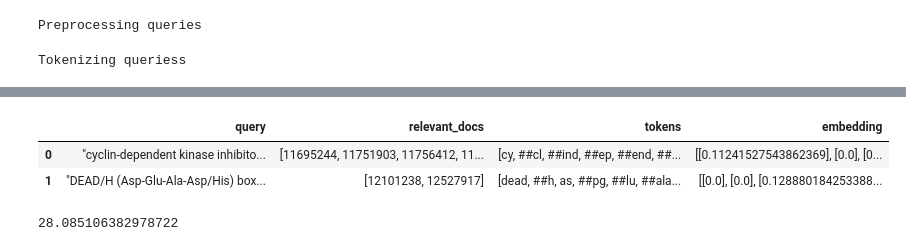
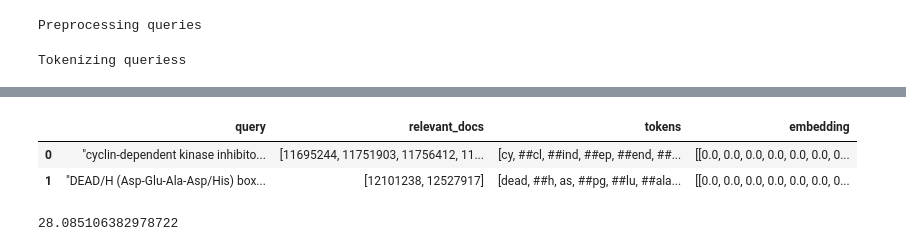
Before and after one commit to Lolya-cloud/fir-project, a Jupyter notebook: scripts/bert-final.ipynb, the cells around one changed output, grey strips where cells are left out. Cells and saved outputs as stored; diff of their text form; code cells hidden in the pictures.

Commit message:
tfidf

```diff
--- a/scripts/bert-final.ipynb
+++ b/scripts/bert-final.ipynb
@@ -271,3 +235,14 @@ def get_embeddings_words_tfidf(tokens, idf_dict):
+# %%
+def compute_tfidf_vectorizer(doc_list):
+    Tfidf = TfidfVectorizer()
+    Tfidf.fit(doc_list['tokens'].apply(lambda x: ' '.join(x)))
+    return Tfidf
+
+def get_embeddings_words_tfidf(tokens, tfidf_vectorizer):
+    token_str = ' '.join(tokens)
+    tfidf_vector = tfidf_vectorizer.transform([token_str])
+    tfidf_array = tfidf_vector.toarray()[0]
+    return [tfidf_array]
 # %%
 # try token-level
 # Select the subset of the docs present in the query answers.
@@ -312,16 +287,16 @@ selected_queries.head(2)
 | 1 | "DEAD/H (Asp-Glu-Ala-Asp/His) box... | [12101238, 12527917] | [dead, ##h, as, ##pg, ##lu, ##ala... | [[-0.6105295, 0.026878148, -0.145... |
 # %%
 # calculate embedding matrices using tf-idf
-idfs = compute_idf(selected_docs_tfidf)
+idfs = compute_tfidf_vectorizer(selected_docs_tfidf)
 selected_docs_tfidf["embeddings"] = selected_docs_tfidf["tokens"].progress_apply(
-    get_embeddings_words_tfidf, idf_dict=idfs)
+    get_embeddings_words_tfidf, tfidf_vectorizer=idfs)
 selected_queries_tfidf["embedding"] = selected_queries_tfidf["tokens"].progress_apply(
-    get_embeddings_words_tfidf, idf_dict=idfs)
+    get_embeddings_words_tfidf, tfidf_vectorizer=idfs)
 selected_queries_tfidf.head(2)
 # %% [output]
 |  | query | relevant_docs | tokens | embedding |
-| 0 | "cyclin-dependent kinase inhibito... | [11695244, 11751903, 11756412, 11... | [cy, ##cl, ##ind, ##ep, ##end, ##... | [[0.11241527543862369], [0.0], [0... |
-| 1 | "DEAD/H (Asp-Glu-Ala-Asp/His) box... | [12101238, 12527917] | [dead, ##h, as, ##pg, ##lu, ##ala... | [[0.0], [0.0], [0.128880184253388... |
+| 0 | "cyclin-dependent kinase inhibito... | [11695244, 11751903, 11756412, 11... | [cy, ##cl, ##ind, ##ep, ##end, ##... | [[0.0, 0.0, 0.0, 0.0, 0.0, 0.0, 0... |
+| 1 | "DEAD/H (Asp-Glu-Ala-Asp/His) box... | [12101238, 12527917] | [dead, ##h, as, ##pg, ##lu, ##ala... | [[0.0, 0.0, 0.0, 0.0, 0.0, 0.0, 0... |
 # %%
 def retrieve_all_docs_df(query_embeddings, dataset, top_n=10):
     # Convert query embeddings to a NumPy array
```
Also changed, not shown: parts of 6 cells of this notebook.
